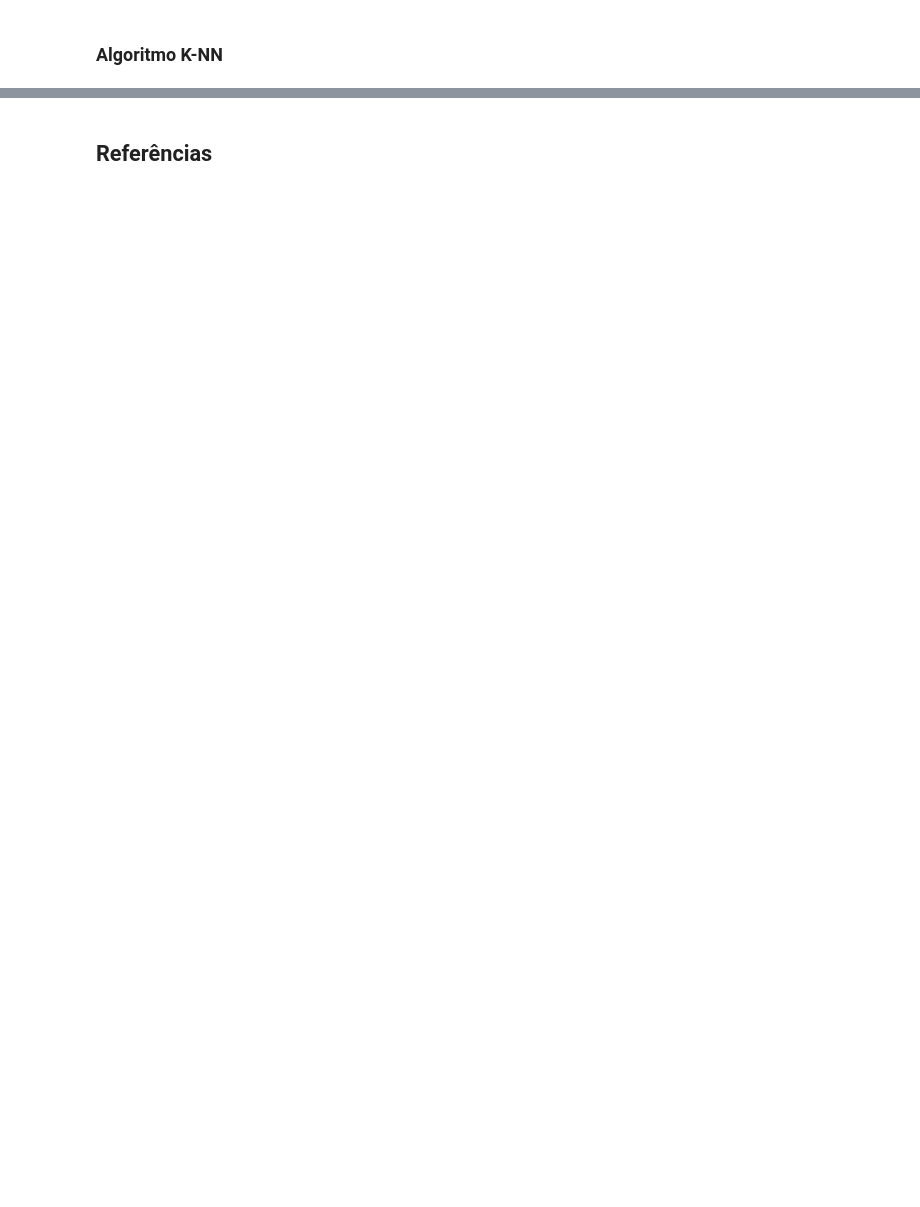
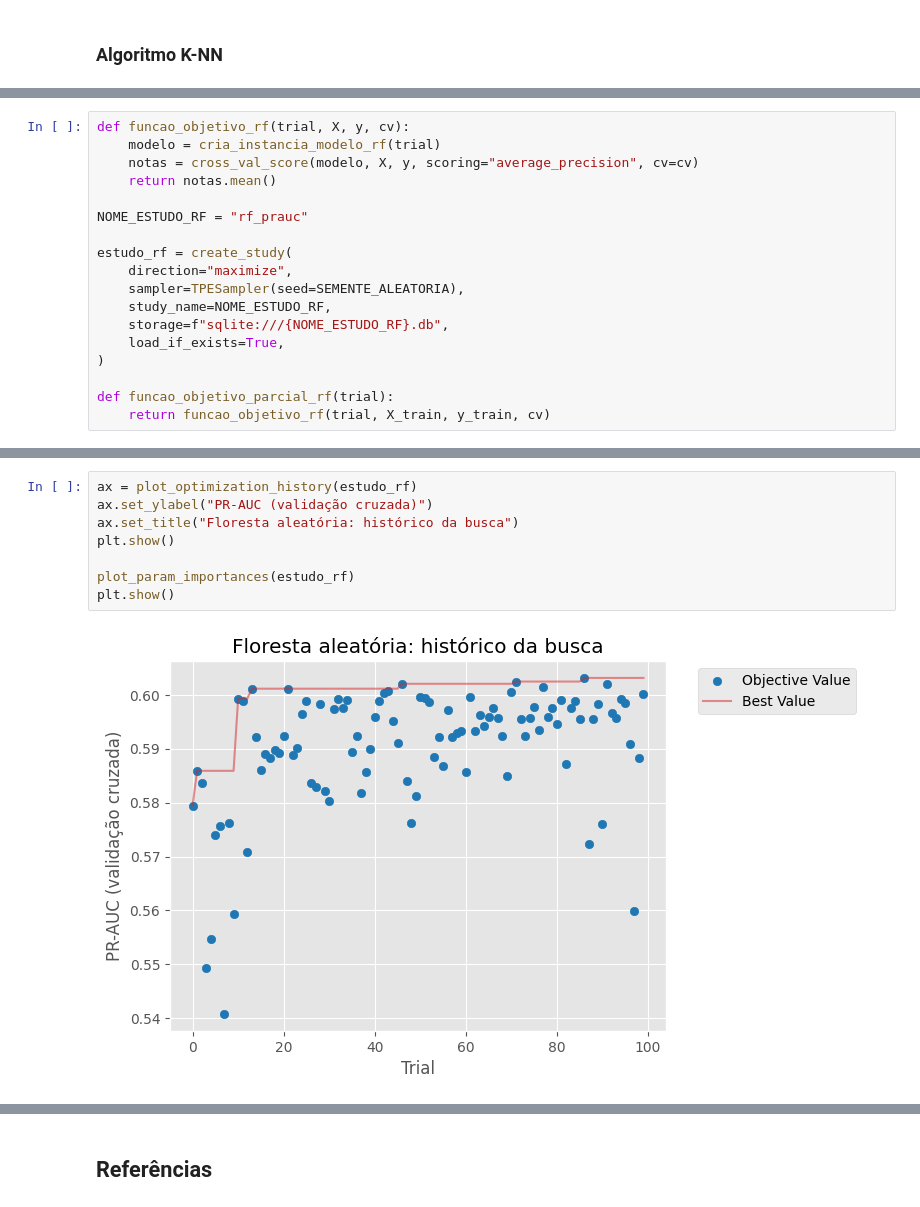
Before and after one commit to camilapangrassio/ProjetoFinal-Tiamat, a Jupyter notebook: Criatura2 (1).ipynb, the cells around one changed output, grey strips where cells are left out. Cells and saved outputs as stored; diff of their text form; blank space fills up the shorter version.

Commit message:
atualizando o notebook, agora com os 3 primeiros modelos

```diff
--- a/Criatura2 (1).ipynb
+++ b/Criatura2 (1).ipynb
@@ -713,0 +988,18 @@ Com isso, vamos seguir para o próximo modelo usando o algoritmo K-NN.
+# %%
+def funcao_objetivo_rf(trial, X, y, cv):
+    modelo = cria_instancia_modelo_rf(trial)
+    notas = cross_val_score(modelo, X, y, scoring="average_precision", cv=cv)
+    return notas.mean()
+
+NOME_ESTUDO_RF = "rf_prauc"
+
+estudo_rf = create_study(
+    direction="maximize",
+    sampler=TPESampler(seed=SEMENTE_ALEATORIA),
+    study_name=NOME_ESTUDO_RF,
+    storage=f"sqlite:///{NOME_ESTUDO_RF}.db",
+    load_if_exists=True,
+)
+
+def funcao_objetivo_parcial_rf(trial):
+    return funcao_objetivo_rf(trial, X_train, y_train, cv)
@@ -713,0 +1043,10 @@ Com isso, vamos seguir para o próximo modelo usando o algoritmo K-NN.
+# %%
+ax = plot_optimization_history(estudo_rf)
+ax.set_ylabel("PR-AUC (validação cruzada)")
+ax.set_title("Floresta aleatória: histórico da busca")
+plt.show()
+
+plot_param_importances(estudo_rf)
+plt.show()
+# %% [output]
+[figure, added]
```
Also changed, not shown: parts of 49 cells of this notebook.
